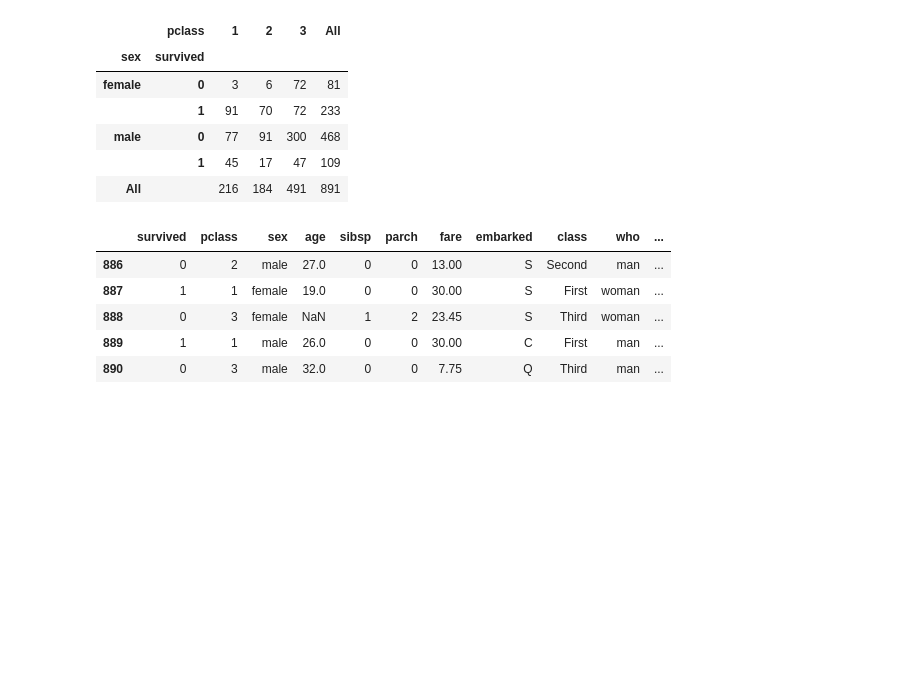
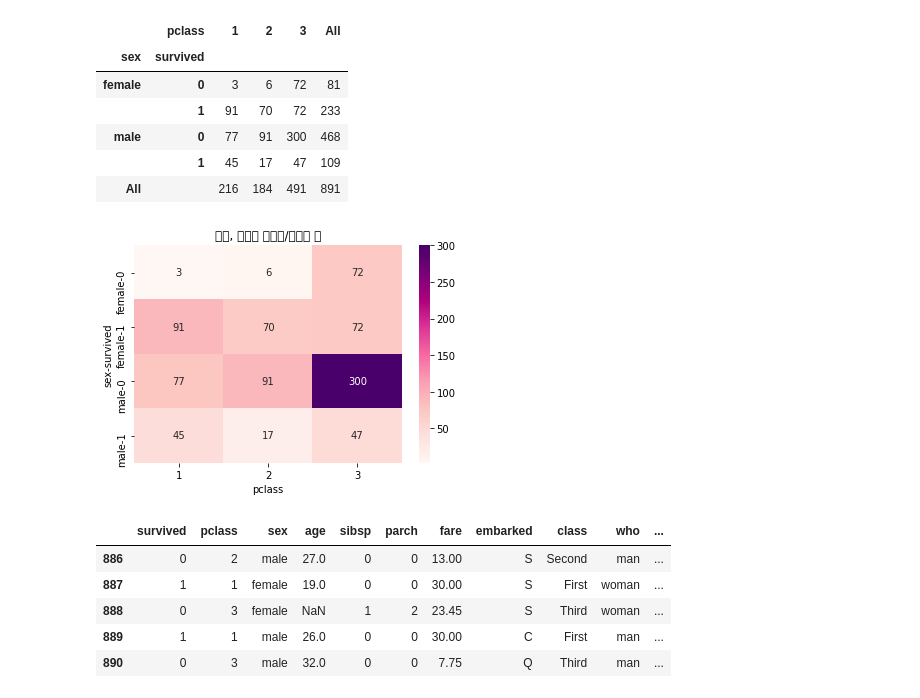
Before and after one commit to leele91/Data-Analysis-2020, a Jupyter notebook: 03.pandas/00_1_심화문제.ipynb, the cells around one changed output. Drawn from its saved outputs; the diff is of its cells as text; code cells hidden in the pictures; blank space fills up the shorter version.

```diff
--- a/03.pandas/00_1_심화문제.ipynb
+++ b/03.pandas/00_1_심화문제.ipynb
@@ -4,3 +1,15 @@ import numpy as np
+# %%
+import pandas as pd
+import numpy as np
+import seaborn as sns
+import matplotlib as mpl
+import matplotlib.pyplot as plt
+%matplotlib inline
+## 한글 폰트 사용
+# 폰트 설정
+mpl.rc('font', family='Malgun Gothic') #family에 사용할 폰트를 넣음
+# 유니코드에서  음수 부호설정
+mpl.rc('axes', unicode_minus=False)
 # %%
 ### 심화문제
 # %%
@@ -290,6 +299,13 @@ pd.crosstab([titanic.sex, titanic.survived], titanic.pclass,margins=True).style.
 | male | 0 | 77 | 91 | 300 | 468 |
 |  | 1 | 45 | 17 | 47 | 109 |
 | All |  | 216 | 184 | 491 | 891 |
+# %%
+tsdf = pd.crosstab([titanic.sex, titanic.survived], titanic.pclass)
+sns.heatmap(tsdf, cmap='RdPu', annot=True, fmt="d")
+plt.title("성별, 선실별 생존자/사망자 수")
+plt.show()
+# %% [output]
+[figure, added]
 # %%
 # 2-d 강사님
 bins = [1, 20, 30, 50, 70, 100]
```
Also changed, not shown: parts of 3 cells of this notebook, 4 other files.
